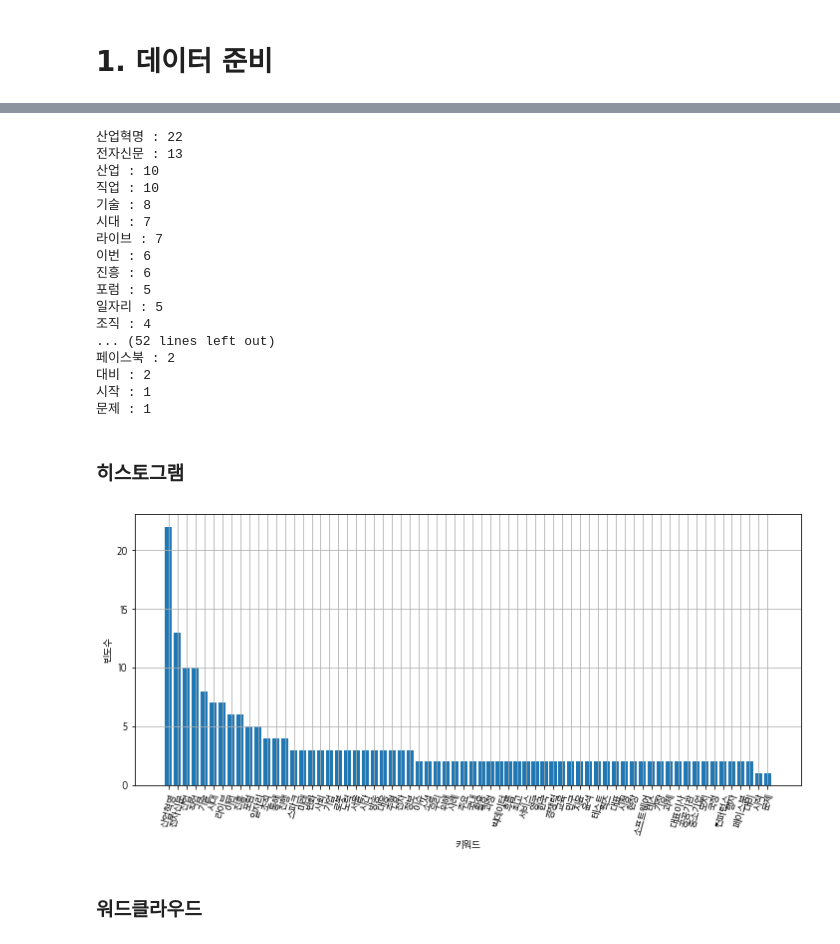
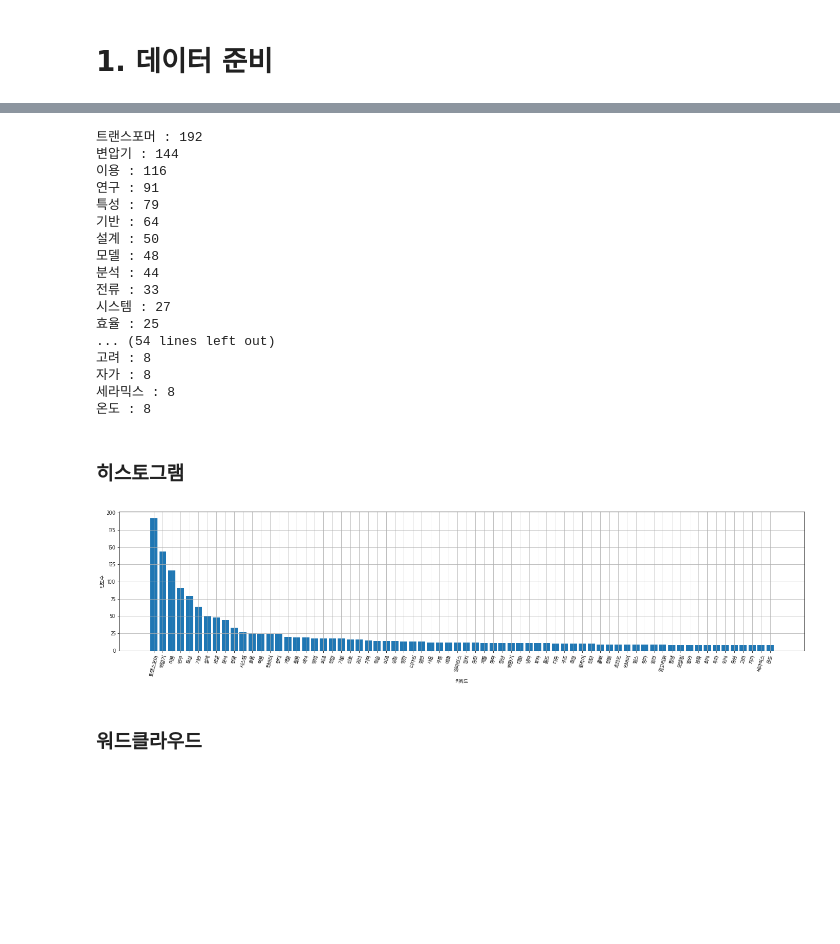
Before and after one commit to kumass2020/2022-1-Bigdata, a Jupyter notebook: 과제8/8장_한글단어분석.ipynb, the cells around one changed output, grey strips where cells are left out. Saved outputs shown, nothing was run; the diff lists cells and outputs as text; code cells hidden in the pictures; blank space fills up the shorter version.

```diff
--- a/과제8/8장_한글단어분석.ipynb
+++ b/과제8/8장_한글단어분석.ipynb
@@ -88,0 +81,14 @@ message #출력하여 내용 확인
+# %%
+# 제목 추출
+all_title = all_files_data_concat['제목']
+
+all_str = ''
+# 논문 제목 1개마다 진행
+for title in all_title:
+    # 한글과 공백을 제외한 문자 제거
+    title = re.sub('[^ㄱ-힗 ]+', '', title)
+    # 복수의 공백 제거
+    title = re.sub(' +', ' ', title)
+    all_str = all_str + title
+
+all_str
@@ -91,5 +99,5 @@ message #출력하여 내용 확인
 # %%
 nlp = Okt()
-message_N = nlp.nouns(message)
+message_N = nlp.nouns(all_str)
 message_N   #출력하여 내용 확인
 # %% [output]
@@ -144,23 +150,23 @@ for tag, counts in count.most_common(80):
         word_count[tag] = counts
         print("%s : %d" % (tag, counts))
 # %% [output]
-산업혁명 : 22
-전자신문 : 13
-산업 : 10
-직업 : 10
-기술 : 8
-시대 : 7
-라이브 : 7
-이번 : 6
-진흥 : 6
-포럼 : 5
-일자리 : 5
-조직 : 4
-... (52 lines left out)
-페이스북 : 2
-대비 : 2
-시작 : 1
-문제 : 1
+트랜스포머 : 192
+변압기 : 144
+이용 : 116
+연구 : 91
+특성 : 79
+기반 : 64
+설계 : 50
+모델 : 48
+분석 : 44
+전류 : 33
+시스템 : 27
+효율 : 25
+... (54 lines left out)
+고려 : 8
+자가 : 8
+세라믹스 : 8
+온도 : 8
 # %% [markdown]
 ### 히스토그램
 # %%
@@ -168,20 +174,20 @@ font_path = "/System/Library/Fonts/AppleSDGothicNeo.ttc"
 font_name = font_manager.FontProperties(fname = font_path).get_name()
 matplotlib.rc('font', family=font_name)
 # %%
-plt.figure(figsize=(12,5))
+plt.figure(figsize=(24,5))
 plt.xlabel('키워드')
 plt.ylabel('빈도수')
 plt.grid(True)
 
 sorted_Keys = sorted(word_count, key=word_count.get, reverse=True)
 sorted_Values = sorted(word_count.values(), reverse=True)
 
 plt.bar(range(len(word_count)), sorted_Values, align='center')
 plt.xticks(range(len(word_count)), list(sorted_Keys), rotation='75')
 
 plt.show()
 # %% [output]
-[figure, old version]
+[figure, new version]
 # %% [markdown]
 ### 워드클라우드
 # %%
```
Also changed, not shown: parts of 17 cells of this notebook, 1 other file.
